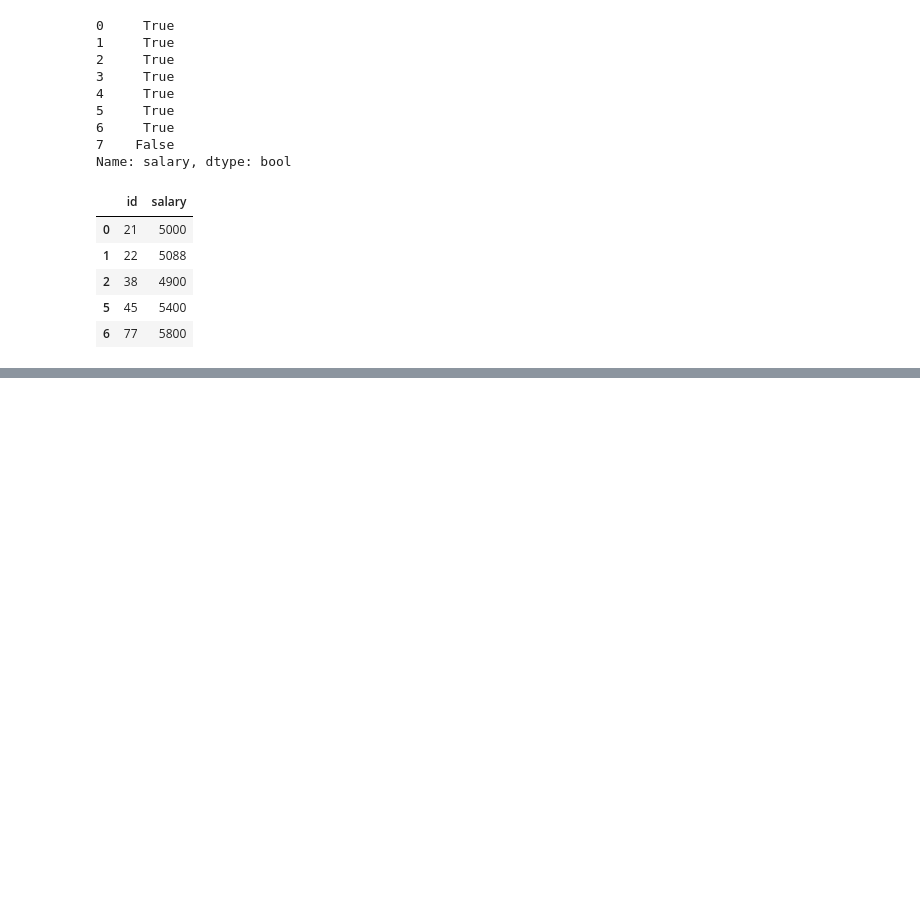
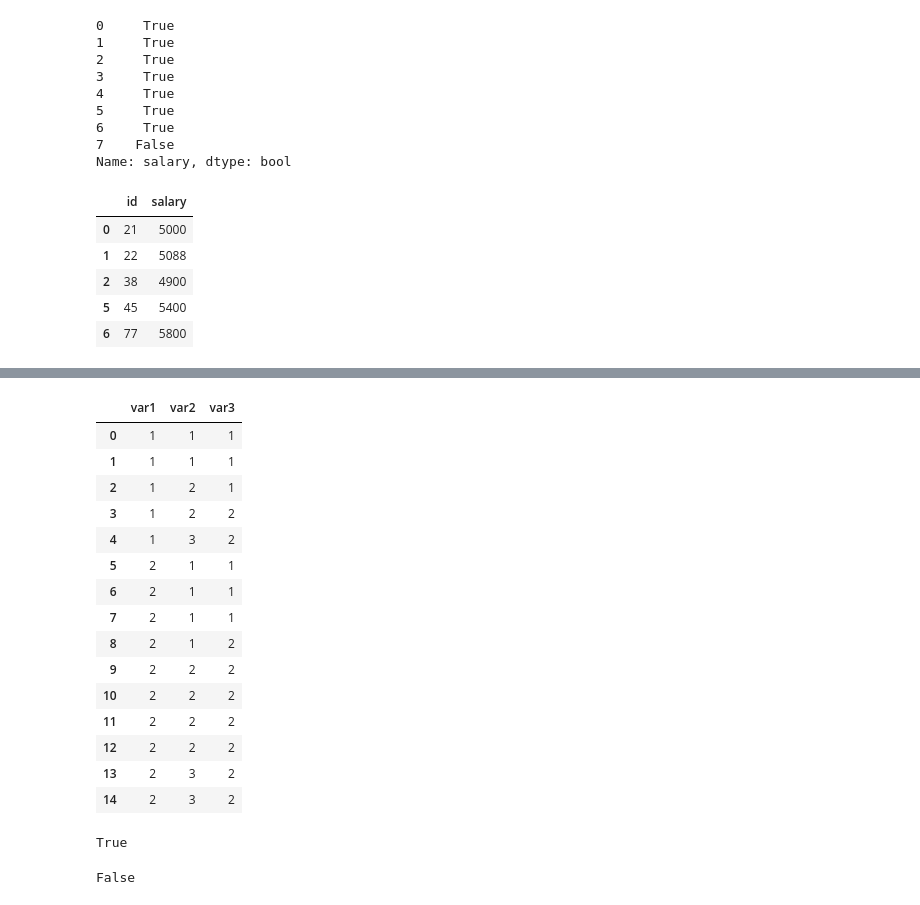
Before and after one commit to F-Badger/l2, a Jupyter notebook: COMP2271 Data Science/Data Cleaning and Analytics.ipynb, the cells around one changed output, grey strips where cells are left out. Cells and saved outputs as stored; diff of their text form; code cells hidden in the pictures; blank space fills up the shorter version.

```diff
--- a/COMP2271 Data Science/Data Cleaning and Analytics.ipynb
+++ b/COMP2271 Data Science/Data Cleaning and Analytics.ipynb
@@ -1350,0 +1589,30 @@ salaries_cleaned
+# %%
+pd_vars = pd.read_csv('lecture7-code/dependencies.csv')
+pd_vars
+# %% [output]
+|  | var1 | var2 | var3 |
+| 0 | 1 | 1 | 1 |
+| 1 | 1 | 1 | 1 |
+| 2 | 1 | 2 | 1 |
+| 3 | 1 | 2 | 2 |
+| 4 | 1 | 3 | 2 |
+| 5 | 2 | 1 | 1 |
+| 6 | 2 | 1 | 1 |
+| 7 | 2 | 1 | 1 |
+| 8 | 2 | 1 | 2 |
+| 9 | 2 | 2 | 2 |
+| 10 | 2 | 2 | 2 |
+| 11 | 2 | 2 | 2 |
+| 12 | 2 | 2 | 2 |
+| 13 | 2 | 3 | 2 |
+| 14 | 2 | 3 | 2 |
+# %%
+var1_var2_dep = dep_test(pd_vars,'var1','var2')
+var1_var2_dep
+# %% [output]
+True
+# %%
+var1_var3_dep = dep_test(pd_vars,'var1','var3')
+var1_var3_dep
+# %% [output]
+False
```
Also changed, not shown: parts of 22 cells of this notebook.
